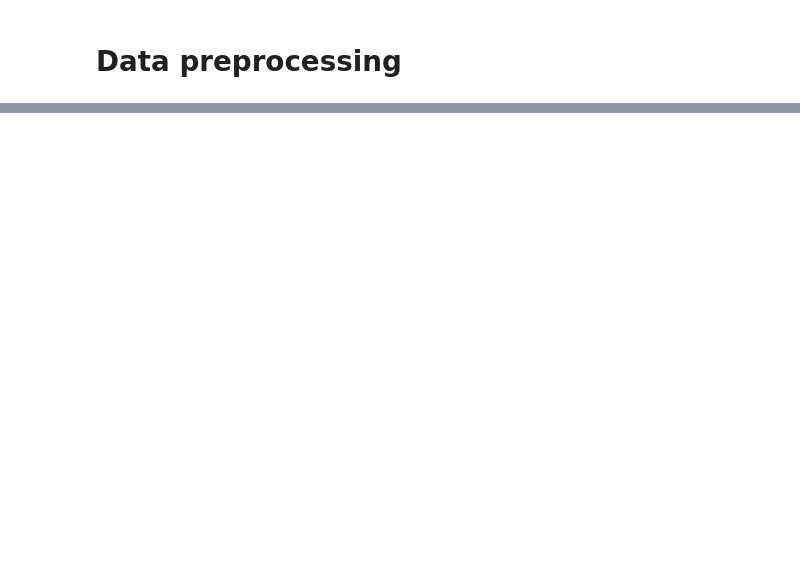
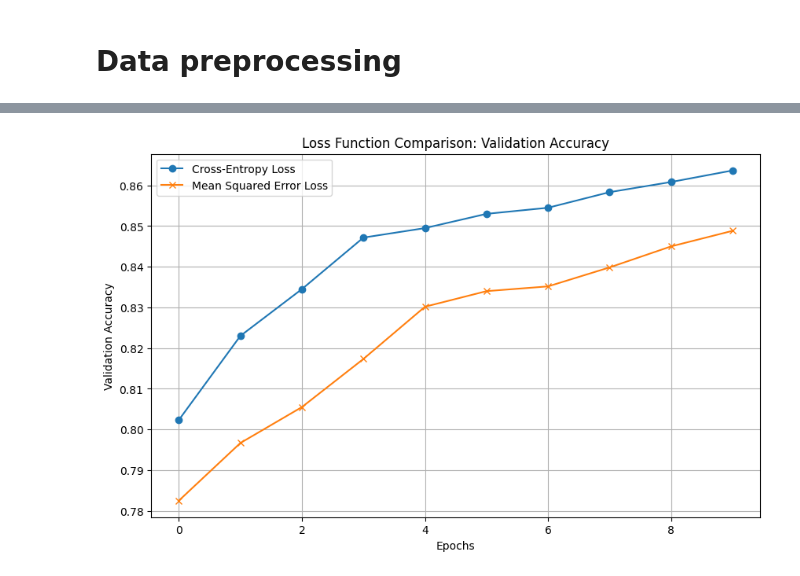
Before and after one commit to sakshivedi-1/Fashion_MNIST_neural_net, a Jupyter notebook: Fashion_mnist_neural_net.ipynb, the cells around one changed output, grey strips where cells are left out. Cells and saved outputs as stored; diff of their text form; code cells hidden in the pictures; blank space fills up the shorter version.

```diff
--- a/Fashion_mnist_neural_net.ipynb
+++ b/Fashion_mnist_neural_net.ipynb
@@ -228,0 +427,97 @@ class NeuralNetwork:
+# %%
+import numpy as np
+import matplotlib.pyplot as plt
+
+def compare_loss_functions():
+    print("Comparing Cross-Entropy Loss vs Mean Squared Error Loss...")
+
+    # Training parameters
+    num_epochs = 10
+    batch_size = 64
+    learning_rate = 0.001
+
+    # Store training results
+    results = {'cross_entropy': [], 'mse': []}
+
+    # Train with both loss functions
+    for loss_func in ['cross_entropy', 'mse']:
+        print(f"Training with {loss_func.upper()} loss...")
+
+        # Create new network for fair comparison
+        model = NeuralNetwork([784, 64, 32, 10], activation='sigmoid', weight_init='xavier')
+
+        # Track accuracy per epoch
+        epoch_accuracies = []
+
+        for ep in range(num_epochs):
+            # Shuffle data
+            idx = np.arange(X_train_final.shape[0])
+            np.random.shuffle(idx)
+            X_shuffled = X_train_final[idx]
+            y_shuffled = convert_to_one_hot(y_train_final[idx])
+
+            for start in range(0, X_train_final.shape[0], batch_size):
+                end = start + batch_size
+                X_batch = X_shuffled[start:end]
+                y_batch = y_shuffled[start:end]
+                batch_samples = y_batch.shape[0]
+
+                # Forward pass
+                predictions = model.forward(X_batch)
+
+                # Backward pass with different loss gradients
+                model.grads = {}
+                num_layers = len(model.layer_dims) - 1
+
+                # Loss-specific gradient computation
+                if loss_func == 'cross_entropy':
+                    dZ = predictions - y_batch
+                else:
+                    # MSE gradient with softmax
+                    dZ = (predictions - y_batch) * (predictions * (1 - predictions))
+
+                # Output layer gradients
+                model.grads[f'dW{num_layers}'] = (1/batch_samples) * np.dot(model.memory[f'A{num_layers-1}'].T, dZ)
+                model.grads[f'db{num_layers}'] = (1/batch_samples) * np.sum(dZ, axis=0, keepdims=True)
+
+                # Hidden layer gradients
+                for layer_idx in range(num_layers-1, 0, -1):
+                    dA = np.dot(dZ, model.weights[f'W{layer_idx+1}'].T)
+
+                    # Activation derivative
+                    if model.activation == 'sigmoid':
+                        activation_grad = model.memory[f'A{layer_idx}'] * (1 - model.memory[f'A{layer_idx}'])
+                    elif model.activation == 'tanh':
+                        activation_grad = 1 - model.memory[f'A{layer_idx}']**2
+                    elif model.activation == 'relu':
+                        activation_grad = (model.memory[f'Z{layer_idx}'] > 0).astype(float)
+
+                    dZ = dA * activation_grad
+
+                    model.grads[f'dW{layer_idx}'] = (1/batch_samples) * np.dot(model.memory[f'A{layer_idx-1}'].T, dZ)
+                    model.grads[f'db{layer_idx}'] = (1/batch_samples) * np.sum(dZ, axis=0, keepdims=True)
+
+                # Update weights
+                model.update_weights('adam', learning_rate, ep)
+
+            # Evaluate on validation set
+            val_predictions = model.forward(X_val)
+            val_accuracy = np.mean(np.argmax(val_predictions, axis=1) == y_val)
+            epoch_accuracies.append(val_accuracy)
+
+        results[loss_func] = epoch_accuracies
+
+    # Visualization
+    plt.figure(figsize=(10, 6))
+    plt.plot(results['cross_entropy'], label='Cross-Entropy Loss', marker='o')
+    plt.plot(results['mse'], label='Mean Squared Error Loss', marker='x')
+    plt.title('Loss Function Comparison: Validation Accuracy')
+    plt.xlabel('Epochs')
+    plt.ylabel('Validation Accuracy')
+    plt.legend()
+    plt.grid(True)
+    plt.show()
+
+# Execute comparison
+compare_loss_functions()
+# %% [output]
@@ -228,0 +527 @@ class NeuralNetwork:
+[figure, added]
```
Also changed, not shown: parts of 11 cells of this notebook.
